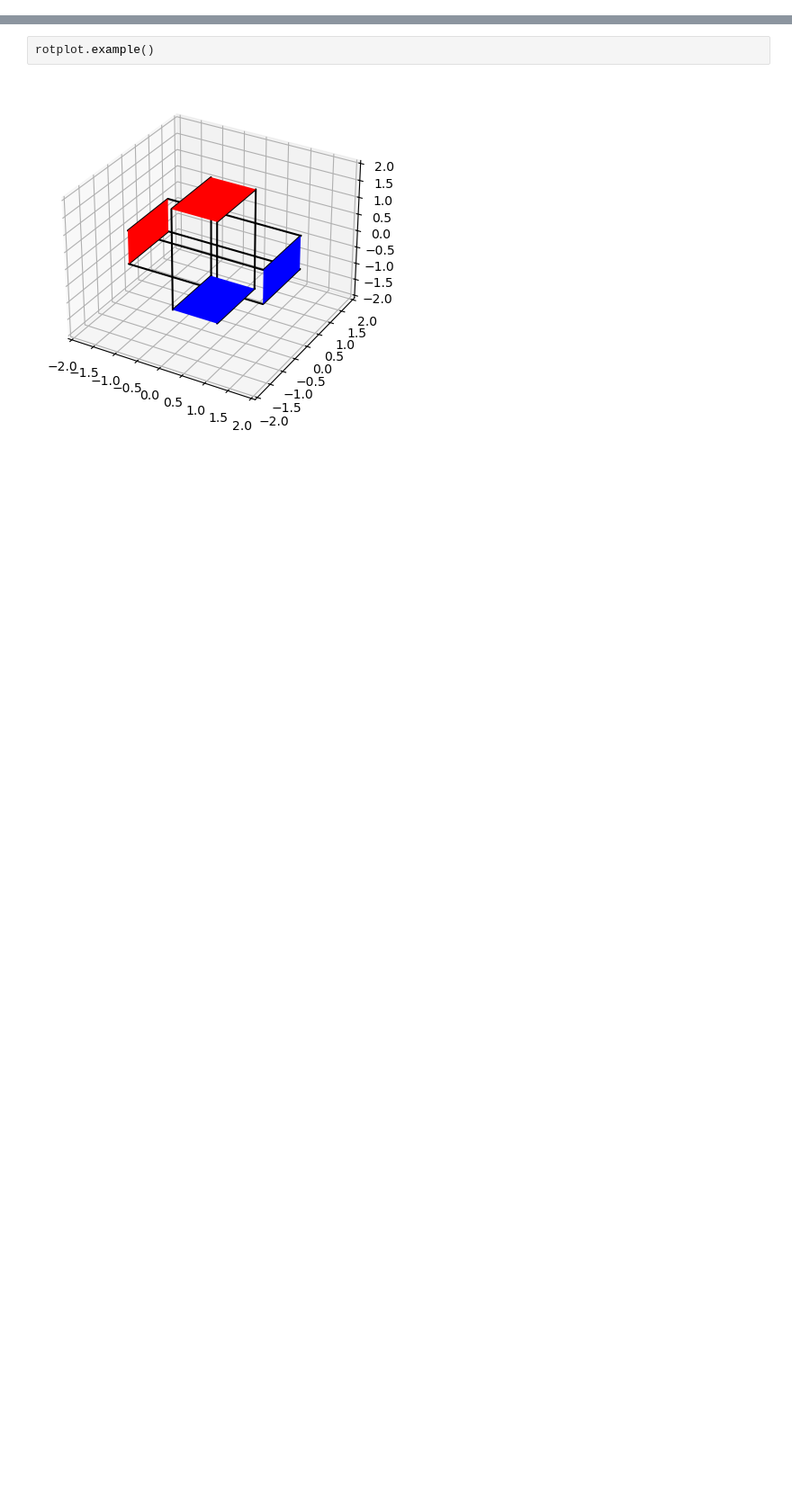
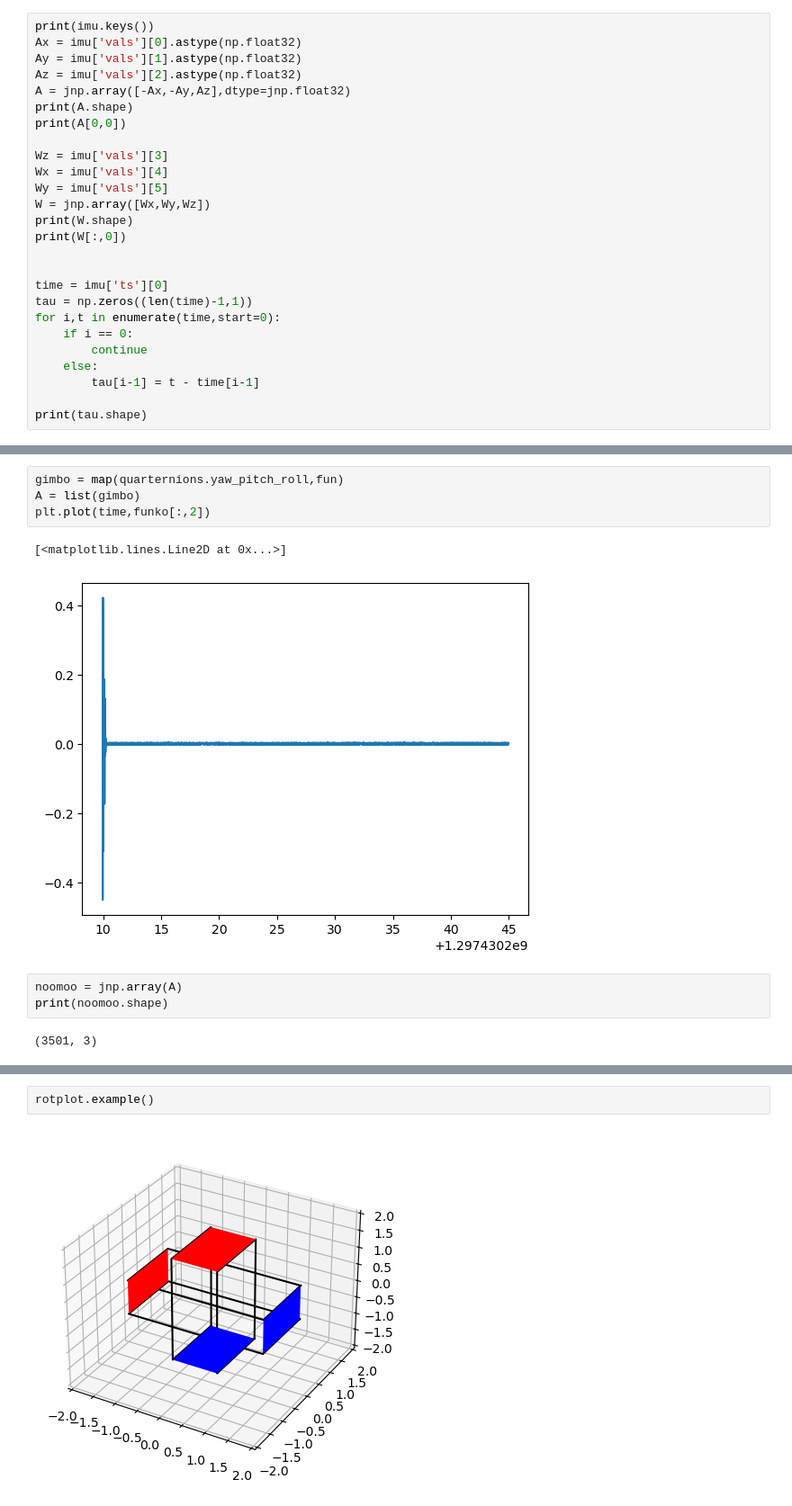
Before and after one commit to Tassadon/ECE276A_PR1, a Jupyter notebook: code/main.ipynb, the cells around one changed output, grey strips where cells are left out. Shown at 90% size. Cells and saved outputs as stored; diff of their text form; blank space fills up the shorter version.

```diff
--- a/code/main.ipynb
+++ b/code/main.ipynb
@@ -3,0 +32,26 @@ import rotplot
+# %%
+print(imu.keys())
+Ax = imu['vals'][0].astype(np.float32)
+Ay = imu['vals'][1].astype(np.float32)
+Az = imu['vals'][2].astype(np.float32)
+A = jnp.array([-Ax,-Ay,Az],dtype=jnp.float32)
+print(A.shape)
+print(A[0,0])
+
+Wz = imu['vals'][3]
+Wx = imu['vals'][4]
+Wy = imu['vals'][5]
+W = jnp.array([Wx,Wy,Wz])
+print(W.shape)
+print(W[:,0])
+
+
+time = imu['ts'][0]
+tau = np.zeros((len(time)-1,1))
+for i,t in enumerate(time,start=0):
+    if i == 0:
+        continue
+    else:
+        tau[i-1] = t - time[i-1]
+
+print(tau.shape)
@@ -3,0 +82,12 @@ import rotplot
+# %%
+gimbo = map(quarternions.yaw_pitch_roll,fun)
+A = list(gimbo)
+plt.plot(time,funko[:,2])
+# %% [output]
+[<matplotlib.lines.Line2D at 0x...>]
+[figure, added]
+# %%
+noomoo = jnp.array(A)
+print(noomoo.shape)
+# %% [output]
+(3501, 3)
```
Also changed, not shown: parts of 13 cells of this notebook, 3 other files.
